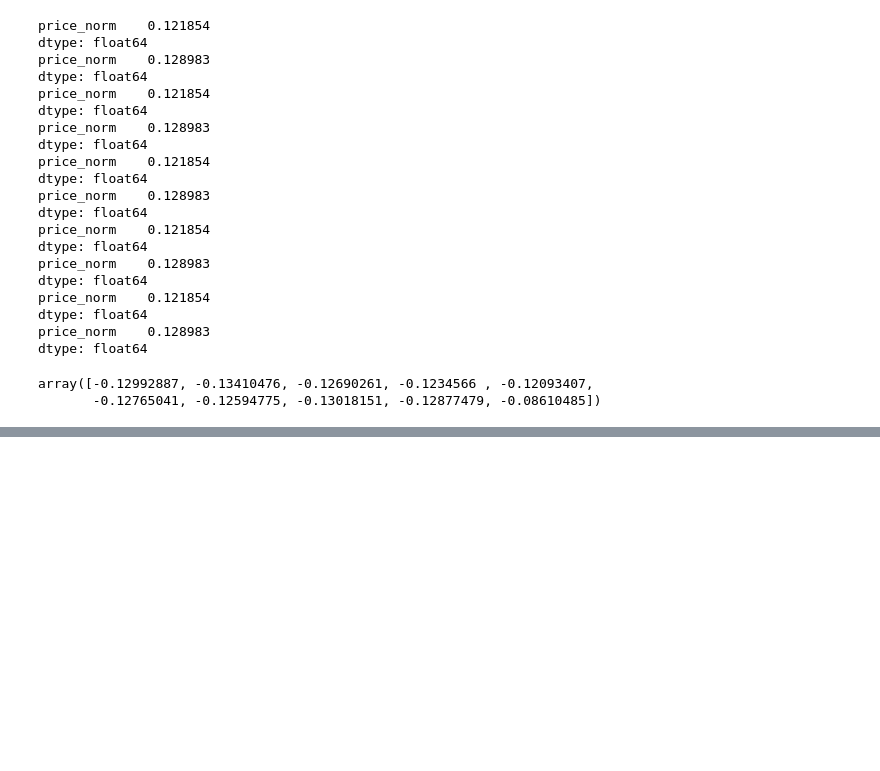
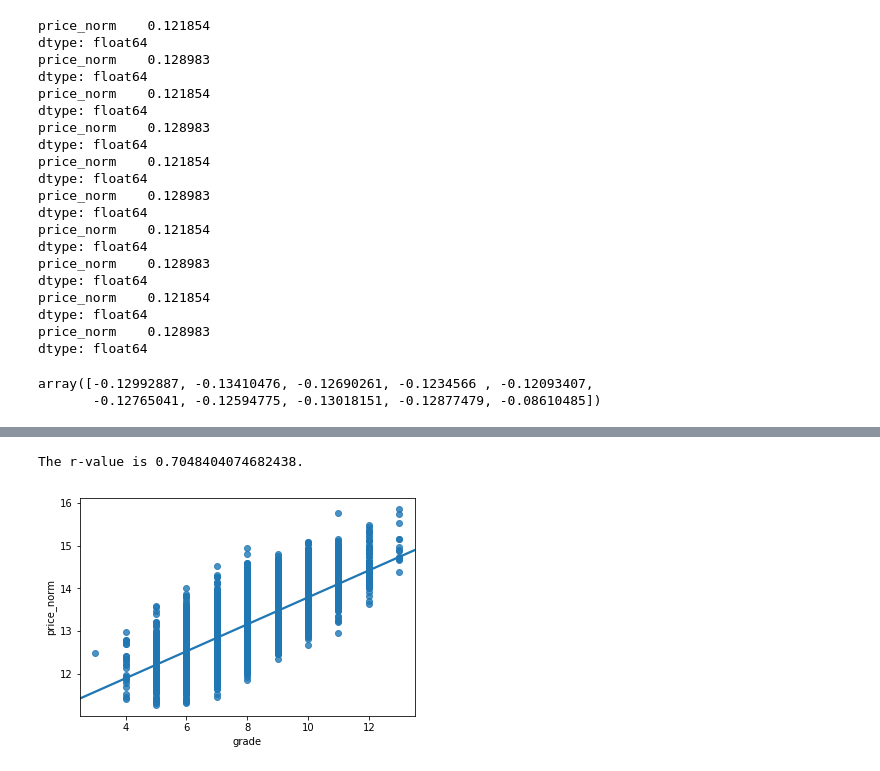
Before and after one commit to SarabiEventide/dsc-1-final-project-online-ds-sp-000, a Jupyter notebook: student_finalized.ipynb, the cells around one changed output, grey strips where cells are left out. Drawn from its saved outputs; the diff is of its cells as text; code cells hidden in the pictures; blank space fills up the shorter version.

```diff
--- a/student_finalized.ipynb
+++ b/student_finalized.ipynb
@@ -841,0 +850,7 @@ array([-0.12992887, -0.13410476, -0.12690261, -0.1234566 , -0.12093407,
+# %%
+sns.regplot(x=df_final['grade'], y=df_final['price_norm'], ci=95)
+grade_r_val = math.sqrt(0.4968)
+print("The r-value is {}.".format(grade_r_val))
+# %% [output]
+The r-value is 0.7048404074682438.
+[figure, added]
```
Also changed, not shown: parts of 3 cells of this notebook, 1 other file.
